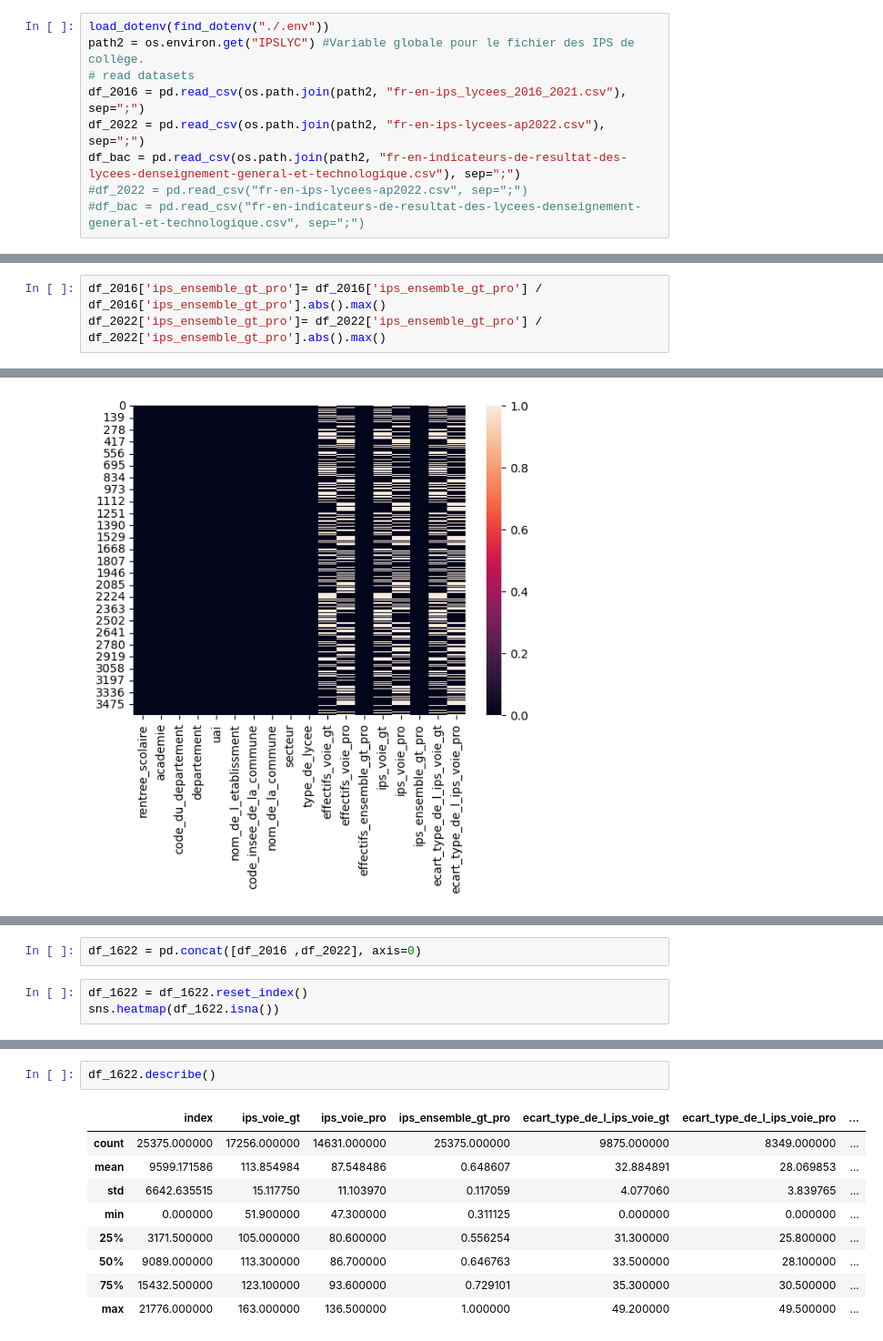
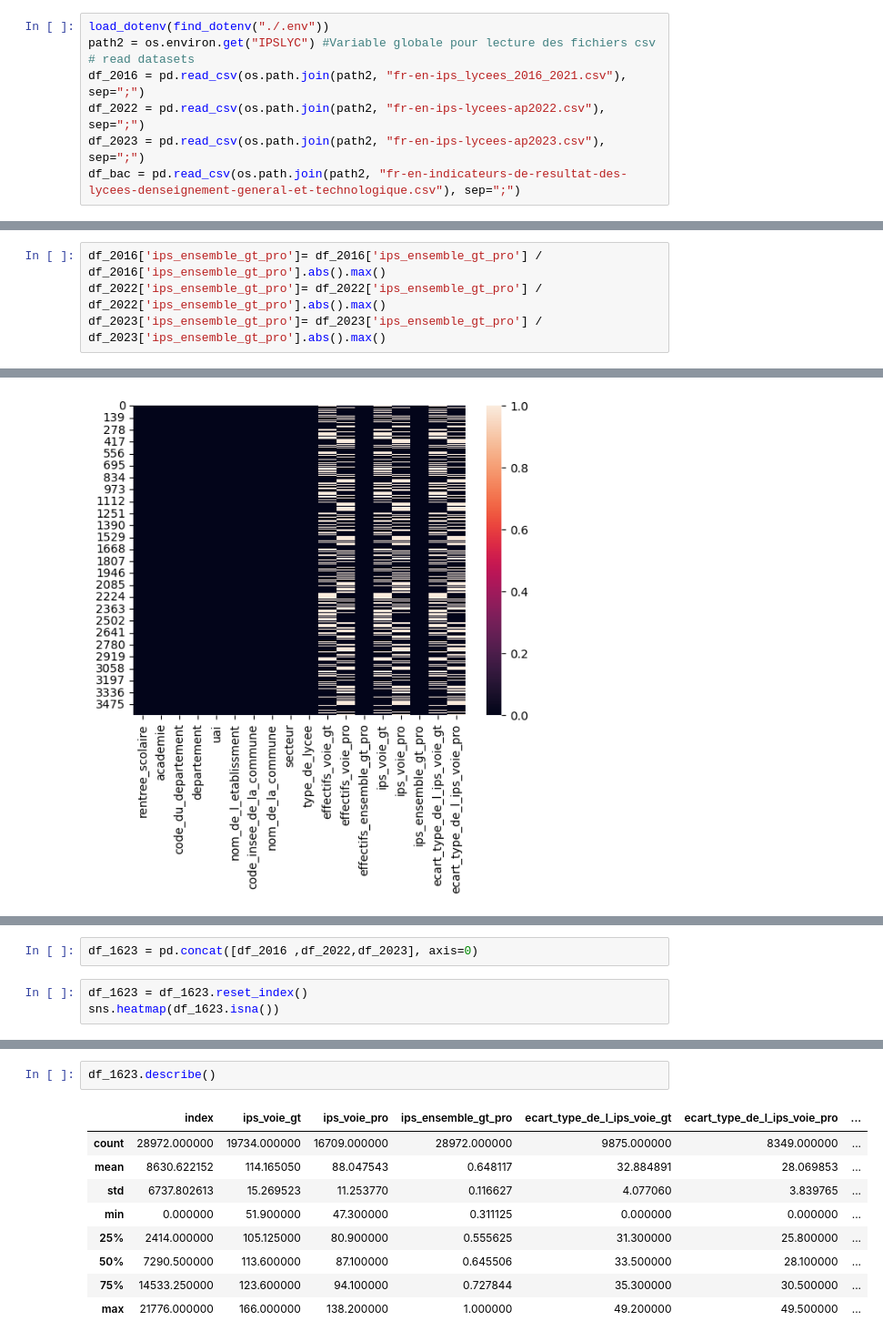
Before and after one commit to Nemesis81/PrezJedah, a Jupyter notebook: cleaningscripte/cleaning_Lycee.ipynb, the cells around one changed output, grey strips where cells are left out. Shown at 91% size. Cells and saved outputs as stored; diff of their text form.

```diff
--- a/cleaningscripte/cleaning_Lycee.ipynb
+++ b/cleaningscripte/cleaning_Lycee.ipynb
@@ -14,13 +15,12 @@ import os
 from dotenv import load_dotenv, find_dotenv
 # %%
 load_dotenv(find_dotenv("./.env"))
-path2 = os.environ.get("IPSLYC") #Variable globale pour le fichier des IPS de collège.
+path2 = os.environ.get("IPSLYC") #Variable globale pour lecture des fichiers csv
 # read datasets
 df_2016 = pd.read_csv(os.path.join(path2, "fr-en-ips_lycees_2016_2021.csv"), sep=";")
 df_2022 = pd.read_csv(os.path.join(path2, "fr-en-ips-lycees-ap2022.csv"), sep=";")
+df_2023 = pd.read_csv(os.path.join(path2, "fr-en-ips-lycees-ap2023.csv"), sep=";")
 df_bac = pd.read_csv(os.path.join(path2, "fr-en-indicateurs-de-resultat-des-lycees-denseignement-general-et-technologique.csv"), sep=";")
-#df_2022 = pd.read_csv("fr-en-ips-lycees-ap2022.csv", sep=";")
-#df_bac = pd.read_csv("fr-en-indicateurs-de-resultat-des-lycees-denseignement-general-et-technologique.csv", sep=";")
 # %%
 df_2016.describe()
 # %% [output]
@@ -167,6 +224,7 @@ Normalisation des data 2016-2022
 # %%
 df_2016['ips_ensemble_gt_pro']= df_2016['ips_ensemble_gt_pro'] / df_2016['ips_ensemble_gt_pro'].abs().max()
 df_2022['ips_ensemble_gt_pro']= df_2022['ips_ensemble_gt_pro'] / df_2022['ips_ensemble_gt_pro'].abs().max()
+df_2023['ips_ensemble_gt_pro']= df_2023['ips_ensemble_gt_pro'] / df_2023['ips_ensemble_gt_pro'].abs().max()
 # %%
 fig2016 = sns.displot(df_2016, x='ips_ensemble_gt_pro', hue='type_de_lycee')
 # %% [output]
@@ -188,7 +255,7 @@ sns.heatmap(df_2022.isnull())
 # %%
-df_1622 = pd.concat([df_2016 ,df_2022], axis=0)
+df_1623 = pd.concat([df_2016 ,df_2022,df_2023], axis=0)
 # %%
-df_1622 = df_1622.reset_index()
-sns.heatmap(df_1622.isna())
+df_1623 = df_1623.reset_index()
+sns.heatmap(df_1623.isna())
 # %% [output]
 <Axes: >
@@ -196,12 +263,12 @@ sns.heatmap(df_1622.isna())
 # %%
-df_1622.describe()
+df_1623.describe()
 # %% [output]
 |  | index | ips_voie_gt | ips_voie_pro | ips_ensemble_gt_pro | ecart_type_de_l_ips_voie_gt | ecart_type_de_l_ips_voie_pro | ... |
-| count | 25375.000000 | 17256.000000 | 14631.000000 | 25375.000000 | 9875.000000 | 8349.000000 | ... |
-| mean | 9599.171586 | 113.854984 | 87.548486 | 0.648607 | 32.884891 | 28.069853 | ... |
-| std | 6642.635515 | 15.117750 | 11.103970 | 0.117059 | 4.077060 | 3.839765 | ... |
+| count | 28972.000000 | 19734.000000 | 16709.000000 | 28972.000000 | 9875.000000 | 8349.000000 | ... |
+| mean | 8630.622152 | 114.165050 | 88.047543 | 0.648117 | 32.884891 | 28.069853 | ... |
+| std | 6737.802613 | 15.269523 | 11.253770 | 0.116627 | 4.077060 | 3.839765 | ... |
 | min | 0.000000 | 51.900000 | 47.300000 | 0.311125 | 0.000000 | 0.000000 | ... |
-| 25% | 3171.500000 | 105.000000 | 80.600000 | 0.556254 | 31.300000 | 25.800000 | ... |
-| 50% | 9089.000000 | 113.300000 | 86.700000 | 0.646763 | 33.500000 | 28.100000 | ... |
-| 75% | 15432.500000 | 123.100000 | 93.600000 | 0.729101 | 35.300000 | 30.500000 | ... |
-| max | 21776.000000 | 163.000000 | 136.500000 | 1.000000 | 49.200000 | 49.500000 | ... |
+| 25% | 2414.000000 | 105.125000 | 80.900000 | 0.555625 | 31.300000 | 25.800000 | ... |
+| 50% | 7290.500000 | 113.600000 | 87.100000 | 0.645506 | 33.500000 | 28.100000 | ... |
+| 75% | 14533.250000 | 123.600000 | 94.100000 | 0.727844 | 35.300000 | 30.500000 | ... |
+| max | 21776.000000 | 166.000000 | 138.200000 | 1.000000 | 49.200000 | 49.500000 | ... |
```
Also changed, not shown: parts of 12 cells of this notebook, 1 other file.
